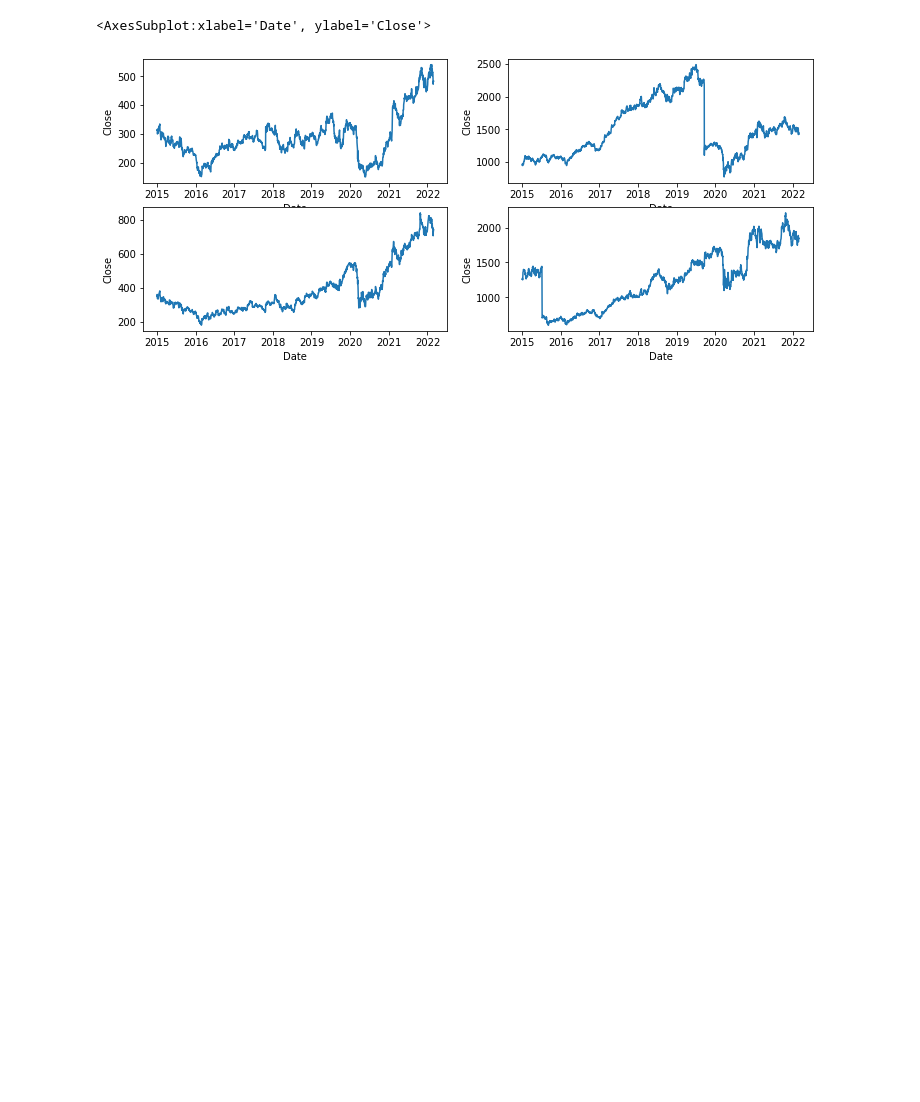
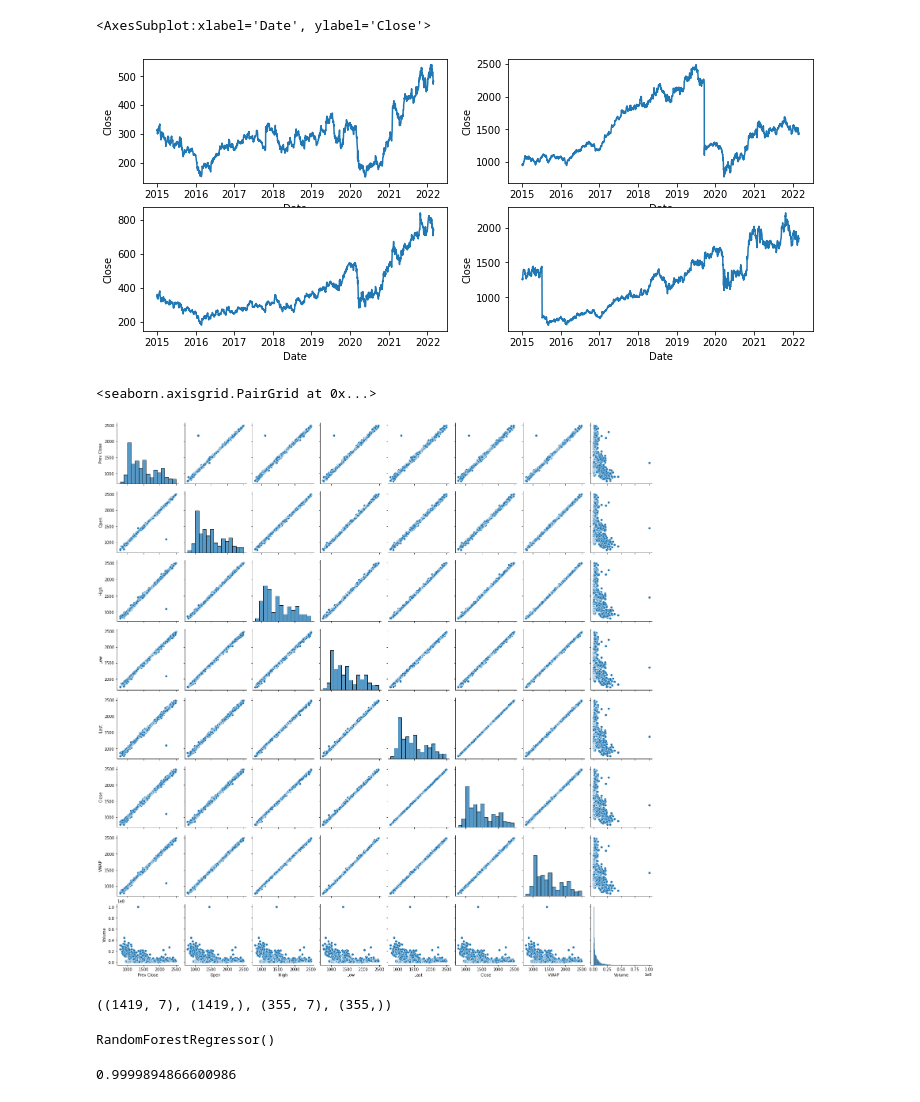
Before and after one commit to Naveen-004/Mini-Project, a Jupyter notebook: Stock_price.ipynb, the cells around one changed output. Drawn from its saved outputs; the diff is of its cells as text; code cells hidden in the pictures; blank space fills up the shorter version.

```diff
--- a/Stock_price.ipynb
+++ b/Stock_price.ipynb
@@ -64,3 +64,8 @@ sns.lineplot(x='Date', y='Close', data=kotak, ax=ax[1][1])
 # %% [output]
 <AxesSubplot:xlabel='Date', ylabel='Close'>
 [figure]
+# %%
+sns.pairplot(hdfc)
+# %% [output]
+<seaborn.axisgrid.PairGrid at 0x...>
+[figure, added]
@@ -66,0 +75,11 @@ sns.lineplot(x='Date', y='Close', data=kotak, ax=ax[1][1])
+# %%
+from sklearn.model_selection import train_test_split
+X_train, X_test, y_train, y_test = train_test_split(X, y, shuffle=False, test_size=0.2)
+X_train.shape, y_train.shape, X_test.shape, y_test.shape
+# %% [output]
+((1419, 7), (1419,), (355, 7), (355,))
+# %%
+reg = RandomForestRegressor()
+reg.fit(X_train, y_train)
+# %% [output]
+RandomForestRegressor()
@@ -66,0 +88,4 @@ sns.lineplot(x='Date', y='Close', data=kotak, ax=ax[1][1])
+# %%
+reg.score(X_train, y_train)
+# %% [output]
+0.9999894866600986
```
Also changed, not shown: parts of 7 cells of this notebook.
